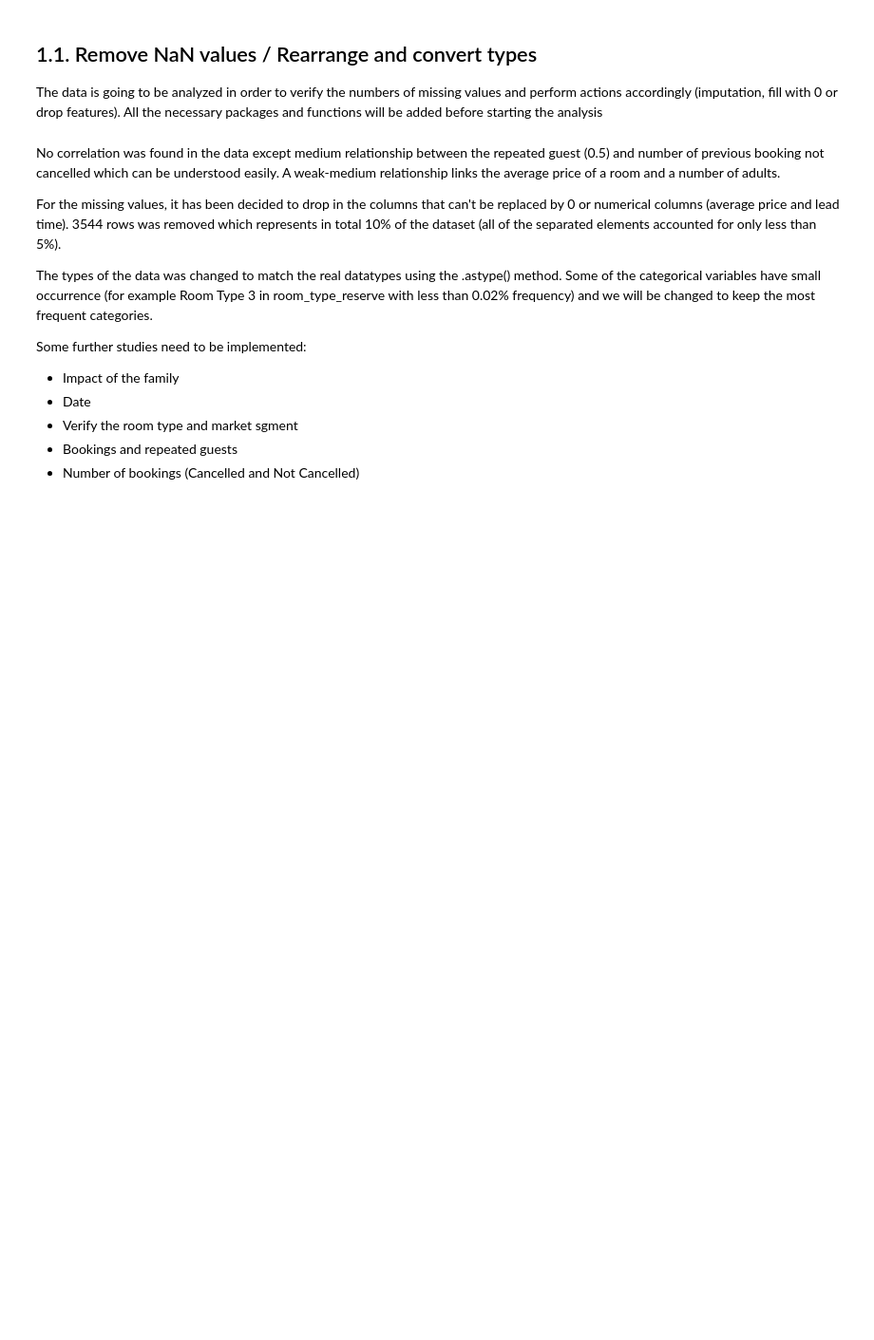
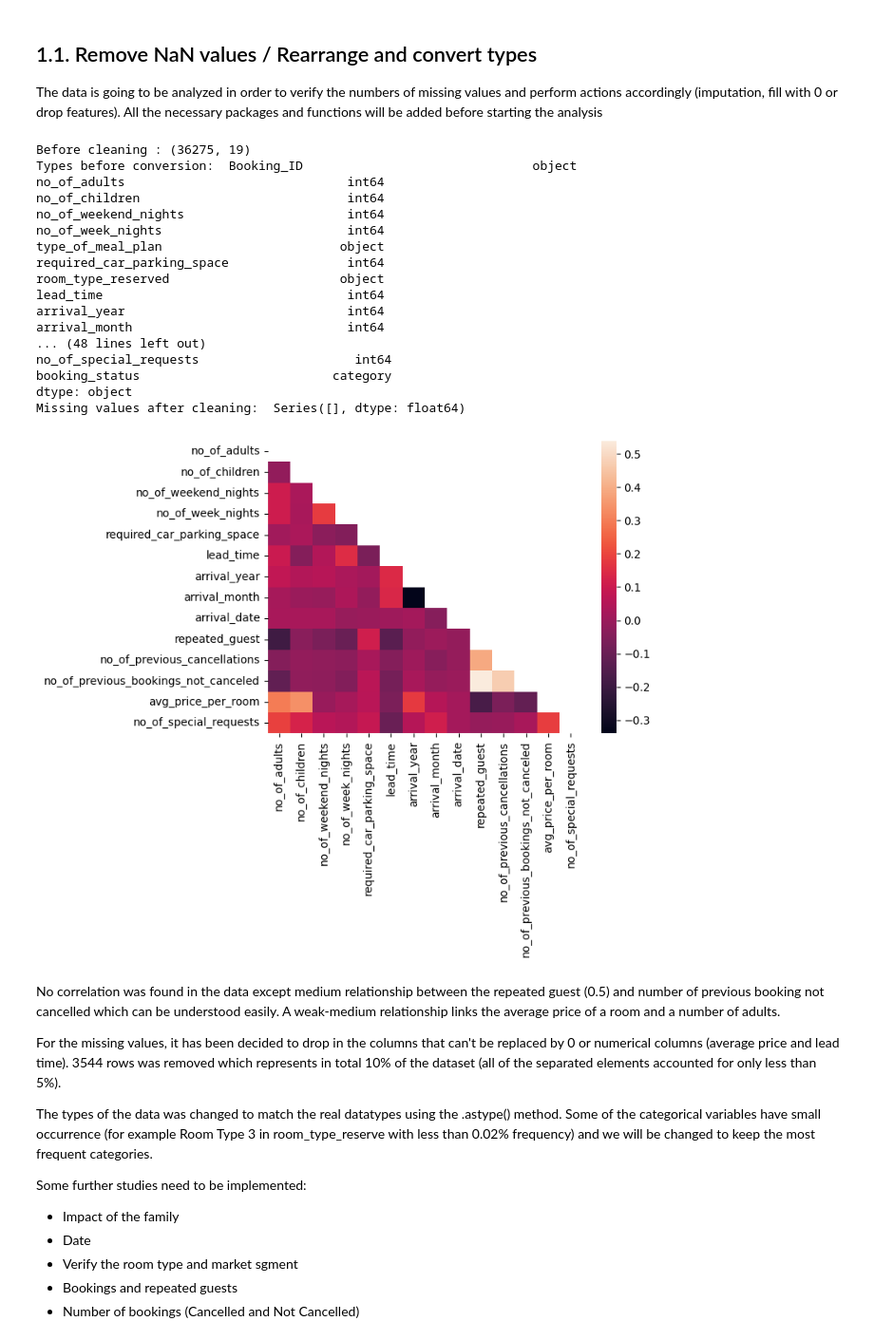
Before and after one commit to ghislaingenay/data-science, a Jupyter notebook: 1-Hotels-cancellations/hotel-cancellation.ipynb, the cells around one changed output. Shown at 95% size. Cells and saved outputs as stored; diff of their text form; code cells hidden in the pictures; blank space fills up the shorter version.

```diff
--- a/1-Hotels-cancellations/hotel-cancellation.ipynb
+++ b/1-Hotels-cancellations/hotel-cancellation.ipynb
@@ -138,36 +138,55 @@ hotels['type_of_meal_plan'] = hotels['type_of_meal_plan'].replace(np.nan, 'Not S
 col_fill_with_zero = ['no_of_adults', 'no_of_children', 'no_of_weekend_nights', 'no_of_week_nights','required_car_parking_space', 'no_of_previous_cancellations', 'no_of_previous_bookings_not_canceled', 'no_of_special_requests', 'repeated_guest', ]
 hotels[col_fill_with_zero] = hotels[col_fill_with_zero].replace(np.nan, 0)
 
-
-hotels_corr=hotels.corr()
+hotels_num = hotels.select_dtypes(include=['int64', 'float64'])
+hotels_corr=hotels_num.corr()
 matrix = np.triu(hotels_corr)
 sns.heatmap(hotels_corr, xticklabels=True, yticklabels=True,
             fmt='.1f', mask=matrix
            )
 
 # Count of market_segment_type and room_type_reserved
 print('Market segment type', hotels['market_segment_type'].value_counts(True, dropna=False))
 print('room_type_reserved', hotels['room_type_reserved'].value_counts(True, dropna=False))
 print('arrival year', hotels['arrival_year'].value_counts(False, dropna=False))
 
 # Drop NA because occur only for less than 5% of the dataset
 
 numeric_col = ['avg_price_per_room', 'lead_time']
 hotels[numeric_col] = hotels[numeric_col].fillna(hotels[numeric_col].mean())
 hotels.dropna(subset=['arrival_year', 'arrival_month', 'room_type_reserved', 'market_segment_type', 'arrival_date'], inplace=True)
 
 # Convert types
 for col in hotels.columns:
     if hotels[col].dtype == 'object' and col != 'Booking_ID':
         hotels[col] = hotels[col].astype('category')
     if (len(re.findall(r"arrival_",col)) > 0) or (len(re.findall(r"no_",col)) > 0):
         hotels[col] = hotels[col].astype('int')
     if ((col == 'repeated_guest') or (col == 'required_car_parking_space')):
         hotels[col] = hotels[col].astype('bool')
 
 print('After cleaning: ', hotels.shape)
 print('Types after conversion: ', hotels.dtypes)
 print('Missing values after cleaning: ', give_na(hotels, False))
+# %% [output]
+Before cleaning : (36275, 19)
+Types before conversion:  Booking_ID                               object
+no_of_adults                              int64
+no_of_children                            int64
+no_of_weekend_nights                      int64
+no_of_week_nights                         int64
+type_of_meal_plan                        object
+required_car_parking_space                int64
+room_type_reserved                       object
+lead_time                                 int64
+arrival_year                              int64
+arrival_month                             int64
+... (48 lines left out)
+no_of_special_requests                     int64
+booking_status                          category
+dtype: object
+Missing values after cleaning:  Series([], dtype: float64)
+[figure, added]
 # %% [markdown]
 No correlation was found in the data except medium relationship between the repeated guest (0.5) and number of previous booking not cancelled which can be understood easily. A weak-medium relationship links the average price of a room and a number of adults.
 
```
Also changed, not shown: parts of 5 cells of this notebook.
